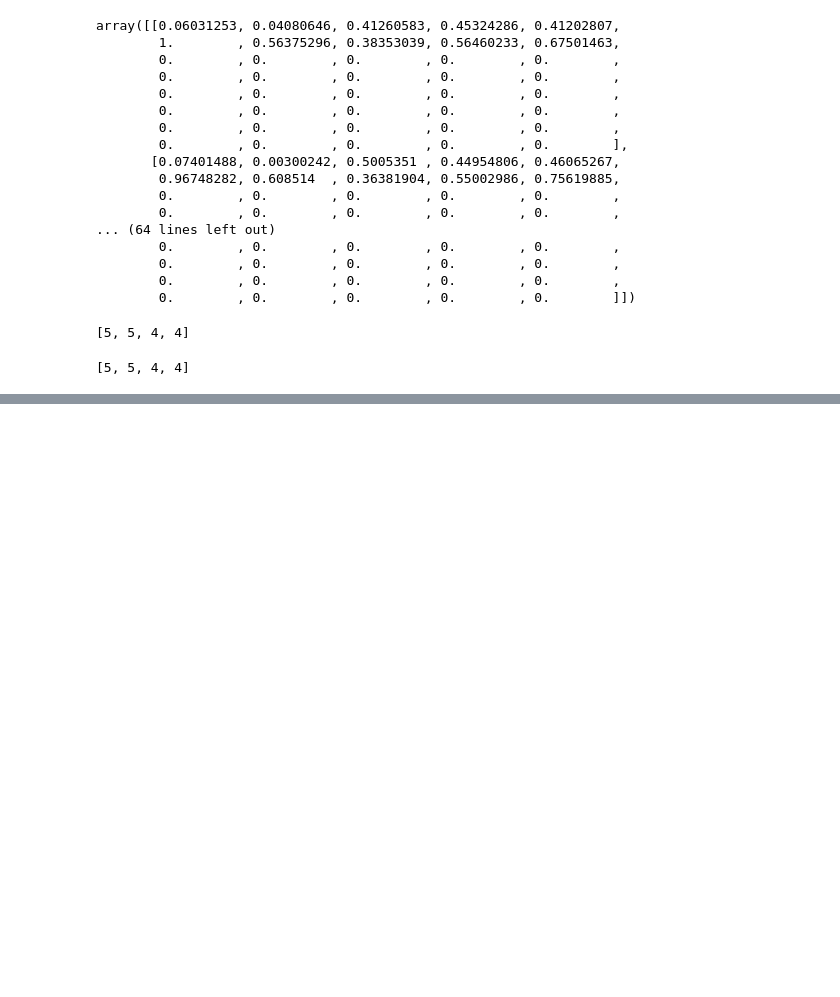
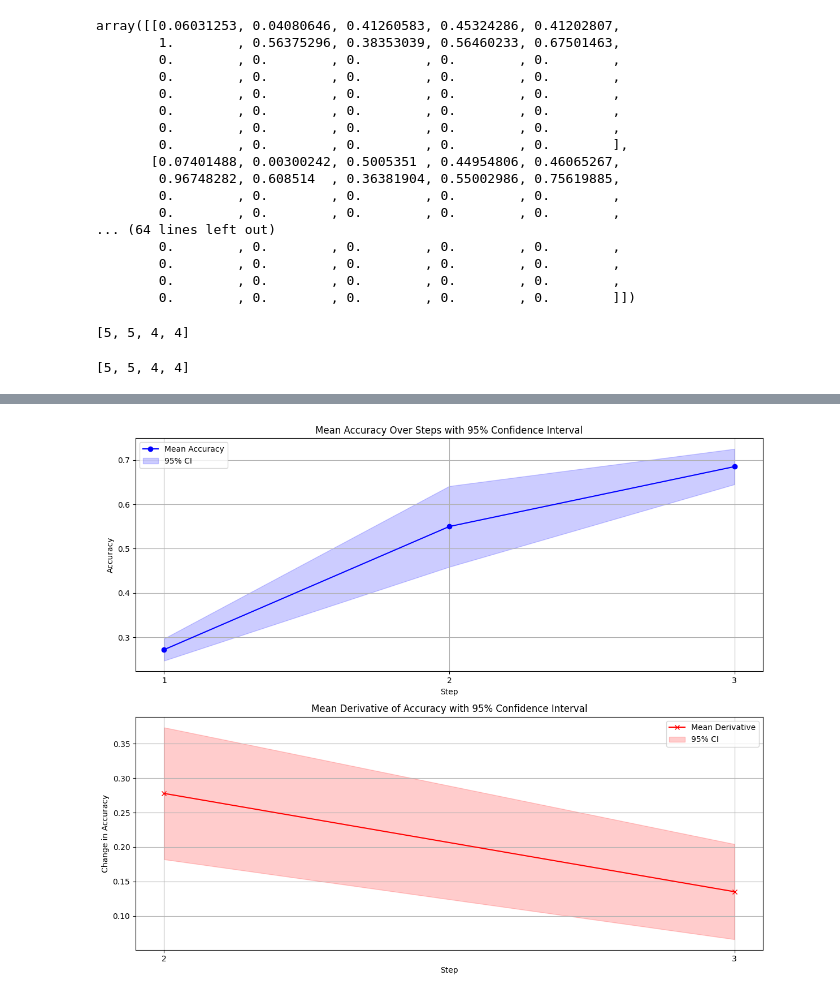
Before and after one commit to dariofenoglio98/FLUX, a Jupyter notebook: tmp_hide/trash.ipynb, the cells around one changed output, grey strips where cells are left out. Drawn from its saved outputs; the diff is of its cells as text; code cells hidden in the pictures; blank space fills up the shorter version.

```diff
--- a/tmp_hide/trash.ipynb
+++ b/tmp_hide/trash.ipynb
@@ -131,0 +307,90 @@ x
+# %%
+import numpy as np
+import matplotlib.pyplot as plt
+from scipy import stats
+
+# Your provided data
+data = [
+    {'loss': [0.03619307316839695, 0.017719762027263643, 0.013588865753263235],
+     'accuracy': [0.257, 0.6523333333333333, 0.73875]},
+    {'loss': [0.03628975376486778, 0.03212565109133721, 0.017492814082652332],
+     'accuracy': [0.26008333333333333, 0.44558333333333333, 0.67175]},
+    {'loss': [0.03622479401528835, 0.02379863727837801, 0.01713951360434294],
+     'accuracy': [0.28608333333333336, 0.5400833333333334, 0.6855833333333333]},
+    {'loss': [0.03621283359825611, 0.022006564401090146, 0.01914817690849304],
+     'accuracy': [0.2569166666666667, 0.5554166666666667, 0.6530833333333333]},
+    {'loss': [0.036226465553045276, 0.023927273973822594, 0.0216758631169796],
+     'accuracy': [0.3006666666666667, 0.5565833333333333, 0.6765]}
+]
+
+# Extract accuracy lists from each run
+accuracy_runs = [run['accuracy'] for run in data]
+
+# Convert to NumPy array for easier manipulation
+accuracy_np = np.array(accuracy_runs)  # Shape: (5, 3)
+
+# Number of runs and steps
+num_runs, num_steps = accuracy_np.shape
+
+# Compute mean accuracy per step
+mean_accuracy = np.mean(accuracy_np, axis=0)
+
+# Compute standard error per step
+sem_accuracy = stats.sem(accuracy_np, axis=0)
+
+# Compute 95% confidence intervals
+confidence_level = 0.95
+degrees_freedom = num_runs - 1
+confidence_intervals = sem_accuracy * stats.t.ppf((1 + confidence_level) / 2., degrees_freedom)
+
+# Compute derivatives for each run
+derivatives = np.diff(accuracy_np, axis=1)  # Shape: (5, 2)
+
+# Compute mean derivative per step
+mean_derivative = np.mean(derivatives, axis=0)
+
+# Compute standard error for derivatives
+sem_derivative = stats.sem(derivatives, axis=0)
+
+# Compute 95% confidence intervals for derivatives
+confidence_intervals_derivative = sem_derivative * stats.t.ppf((1 + confidence_level) / 2., degrees_freedom)
+
+# Define step indices
+steps_accuracy = np.arange(1, num_steps + 1)
+steps_derivative = np.arange(2, num_steps + 1)  # Derivatives correspond to steps 2 and 3
+
+# Create a figure with two subplots
+plt.figure(figsize=(12, 10))
+
+# ---- Top Plot: Accuracy ----
+plt.subplot(2, 1, 1)
+plt.plot(steps_accuracy, mean_accuracy, marker='o', linestyle='-', color='blue', label='Mean Accuracy')
+plt.fill_between(steps_accuracy,
+                 mean_accuracy - confidence_intervals,
+                 mean_accuracy + confidence_intervals,
+                 color='blue', alpha=0.2, label='95% CI')
+plt.title('Mean Accuracy Over Steps with 95% Confidence Interval')
+plt.xlabel('Step')
+plt.ylabel('Accuracy')
+plt.xticks(steps_accuracy)
+plt.legend()
+plt.grid(True)
+
+# ---- Bottom Plot: Derivative of Accuracy ----
+plt.subplot(2, 1, 2)
+plt.plot(steps_derivative, mean_derivative, marker='x', linestyle='-', color='red', label='Mean Derivative')
+plt.fill_between(steps_derivative,
+                 mean_derivative - confidence_intervals_derivative,
+                 mean_derivative + confidence_intervals_derivative,
+                 color='red', alpha=0.2, label='95% CI')
+plt.title('Mean Derivative of Accuracy with 95% Confidence Interval')
+plt.xlabel('Step')
+plt.ylabel('Change in Accuracy')
+plt.xticks(steps_derivative)
+plt.legend()
+plt.grid(True)
+
+plt.tight_layout()
+plt.show()
+# %% [output]
+[figure, added]
```
Also changed, not shown: parts of 8 cells of this notebook, 8 other files.
